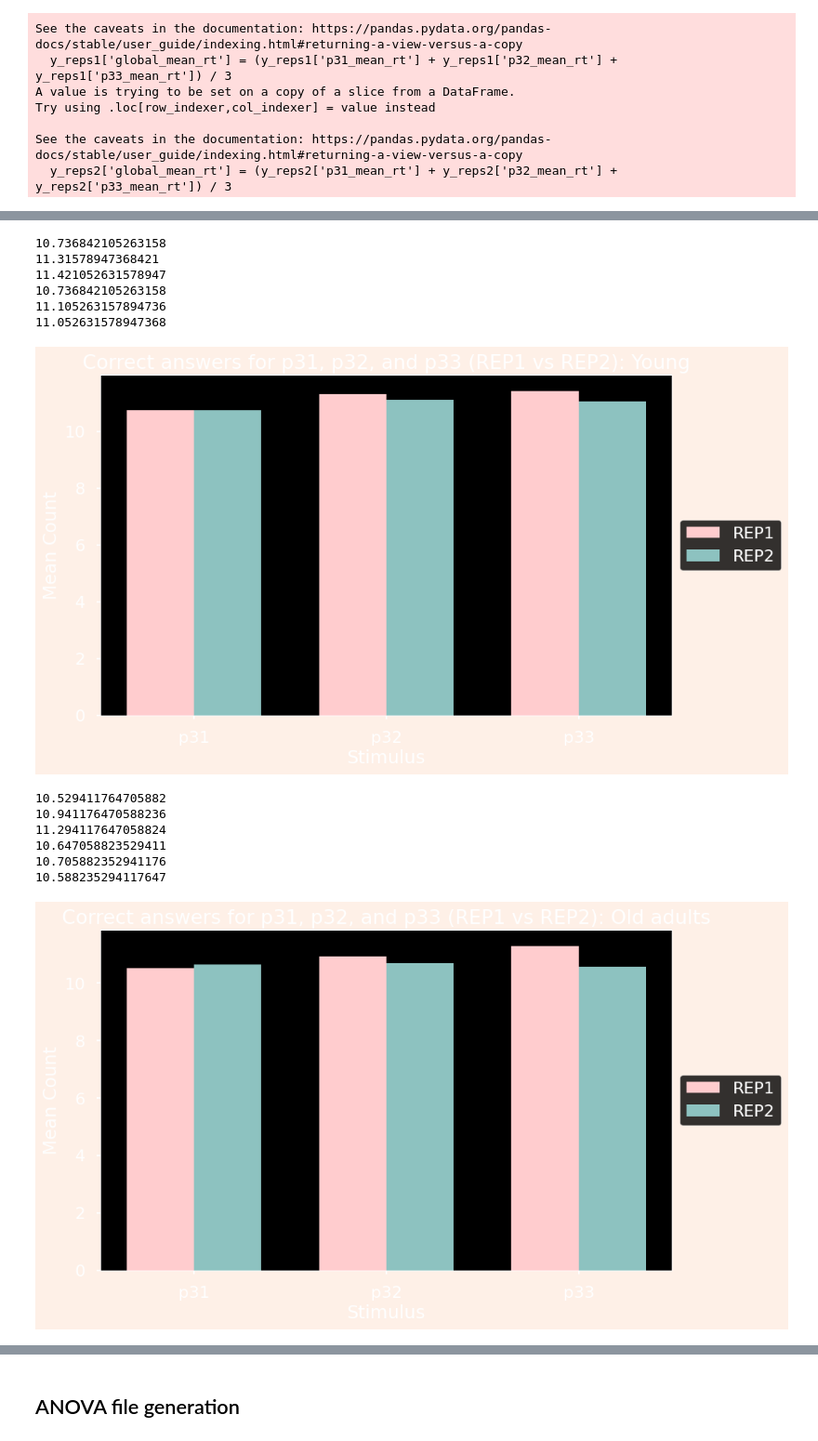
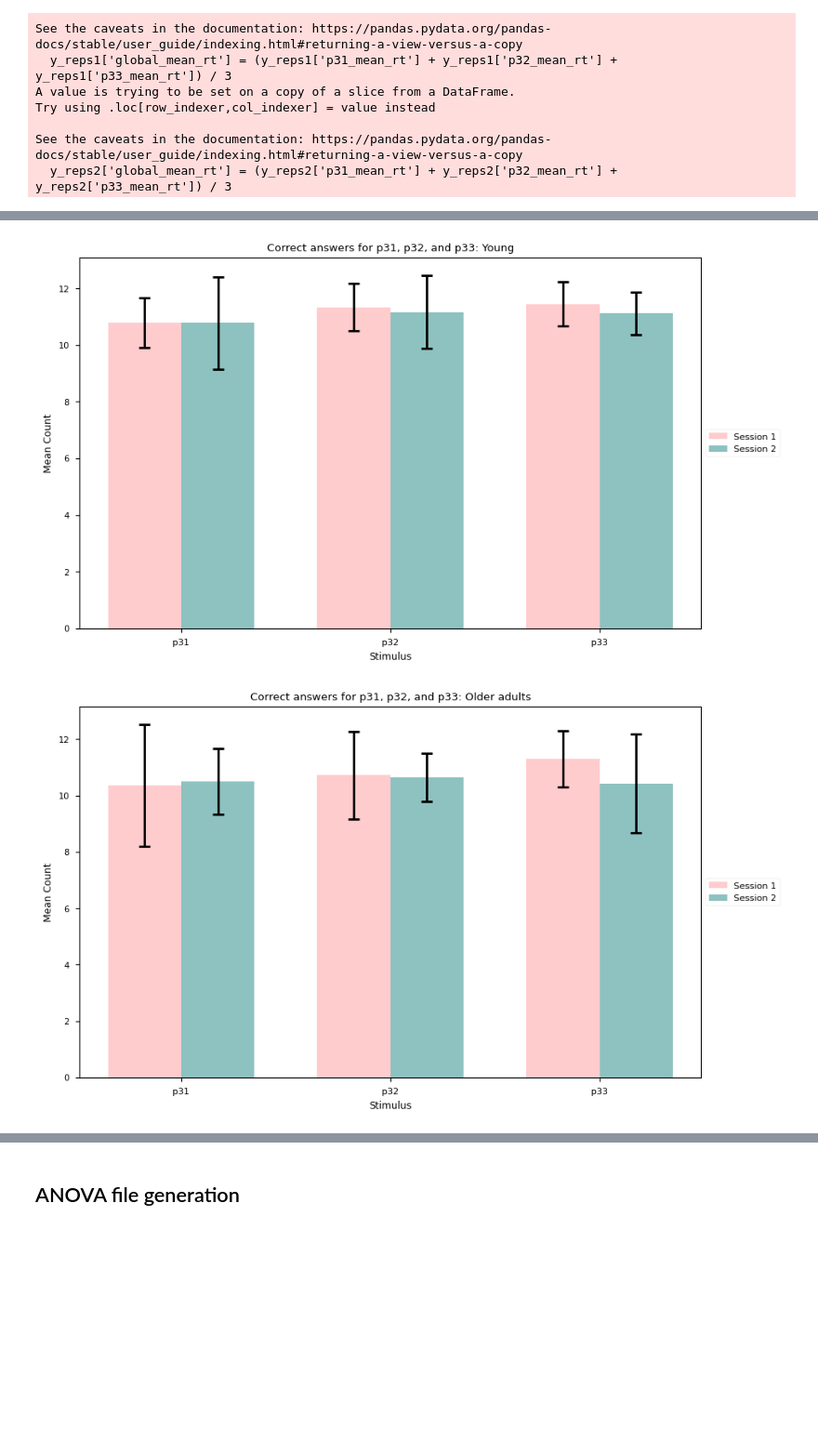
Before and after one commit to McSonk/brain-imaging, a Jupyter notebook: code/python/behaviour_global.ipynb, the cells around one changed output, grey strips where cells are left out. Shown at 93% size. Saved outputs shown, nothing was run; the diff lists cells and outputs as text; code cells hidden in the pictures; blank space fills up the shorter version.

```diff
--- a/code/python/behaviour_global.ipynb
+++ b/code/python/behaviour_global.ipynb
@@ -738,7 +732,7 @@ print(plt.style.available)
 ['Solarize_Light2', '_classic_test_patch', '_mpl-gallery', '_mpl-gallery-nogrid', 'bmh', 'classic', 'dark_background', 'fast', 'fivethirtyeight', 'ggplot', 'grayscale', 'seaborn-v0_8', 'seaborn-v0_8-b ...
 # %%
 # Apply a theme
-plt.style.use('seaborn-v0_8-poster')
+plt.style.use('seaborn-v0_8-paper')
 # %%
 # Calculate the mean accuracies
 mean_accuracy_o_reps1 = o_reps1['accuracy'].mean()
@@ -1007,17 +998,12 @@ plt.show()
 # %%
 import numpy as np
-
-print(y_reps1['p31'].mean())
-print(y_reps1['p32'].mean())
-print(y_reps1['p33'].mean())
-
-print(y_reps2['p31'].mean())
-print(y_reps2['p32'].mean())
-print(y_reps2['p33'].mean())
 
 # Calculate the mean counts for p31, p32, and p33 for y_reps1 and y_reps2
 mean_counts_rep1 = [y_reps1['p31'].mean(), y_reps1['p32'].mean(), y_reps1['p33'].mean()]
 mean_counts_rep2 = [y_reps2['p31'].mean(), y_reps2['p32'].mean(), y_reps2['p33'].mean()]
+
+std_counts_rep1 = [y_reps1['p31'].std(), y_reps1['p32'].std(), y_reps1['p33'].std()]
+std_counts_rep2 = [y_reps2['p31'].std(), y_reps2['p32'].std(), y_reps2['p33'].std()]
 
 # Define the positions for the bars
 bar_width = 0.35
@@ -1028,78 +1014,61 @@ r2 = [x + bar_width for x in r1]
 fig, ax = plt.subplots(figsize=(10, 6))
 
 # Plot y_reps1 mean counts
-ax.bar(r1, mean_counts_rep1, width=bar_width, label='REP1', color='#ffccce')
+ax.bar(r1, mean_counts_rep1, width=bar_width, label='REP1', color='#ffccce', yerr=std_counts_rep1, error_kw=error_bar_style)
 
 # Plot y_reps2 mean counts
-ax.bar(r2, mean_counts_rep2, width=bar_width, label='REP2', color='#8dc2c0')
+ax.bar(r2, mean_counts_rep2, width=bar_width, label='REP2', color='#8dc2c0', yerr=std_counts_rep2, error_kw=error_bar_style)
 
 # Add labels and title
 ax.set_xlabel('Stimulus')
 ax.set_ylabel('Mean Count')
-ax.set_title('Correct answers for p31, p32, and p33 (REP1 vs REP2): Young')
+ax.set_title('Correct answers for p31, p32, and p33: Young')
 ax.set_xticks([r + bar_width / 2 for r in range(len(mean_counts_rep1))])
 ax.set_xticklabels(['p31', 'p32', 'p33'])
 ax.legend()
-fig.patch.set_facecolor('#fef0e7')
-plt.legend(['REP1', 'REP2'], loc='center left', bbox_to_anchor=(1, 0.5))
+
+plt.legend(['Session 1', 'Session 2'], loc='center left', bbox_to_anchor=(1, 0.5))
 
 plt.show()
 # %% [output]
-10.736842105263158
-11.31578947368421
-11.421052631578947
-10.736842105263158
-11.105263157894736
-11.052631578947368
-[figure, old version]
+[figure, new version]
 # %%
 import numpy as np
-
-print(o_reps1['p31'].mean())
-print(o_reps1['p32'].mean())
-print(o_reps1['p33'].mean())
-
-print(o_reps2['p31'].mean())
-print(o_reps2['p32'].mean())
-print(o_reps2['p33'].mean())
 
 # Calculate the mean counts for p31, p32, and p33 for y_reps1 and y_reps2
 mean_counts_rep1 = [o_reps1['p31'].mean(), o_reps1['p32'].mean(), o_reps1['p33'].mean()]
 mean_counts_rep2 = [o_reps2['p31'].mean(), o_reps2['p32'].mean(), o_reps2['p33'].mean()]
+
+std_counts_rep1 = [o_reps1['p31'].std(), o_reps1['p32'].std(), o_reps1['p33'].std()]
+std_counts_rep2 = [o_reps2['p31'].std(), o_reps2['p32'].std(), o_reps2['p33'].std()]
 
 # Define the positions for the bars
 bar_width = 0.35
 r1 = np.arange(len(mean_counts_rep1))
 r2 = [x + bar_width for x in r1]
 
 # Plot the mean counts for p31, p32, and p33 for y_reps1 and y_reps2
 fig, ax = plt.subplots(figsize=(10, 6))
 
 # Plot y_reps1 mean counts
-ax.bar(r1, mean_counts_rep1, width=bar_width, label='REP1', color='#ffccce')
+ax.bar(r1, mean_counts_rep1, width=bar_width, label='REP1', color='#ffccce', yerr=std_counts_rep1, error_kw=error_bar_style)
 
 # Plot y_reps2 mean counts
-ax.bar(r2, mean_counts_rep2, width=bar_width, label='REP2', color='#8dc2c0')
+ax.bar(r2, mean_counts_rep2, width=bar_width, label='REP2', color='#8dc2c0', yerr=std_counts_rep2, error_kw=error_bar_style)
 
 # Add labels and title
 ax.set_xlabel('Stimulus')
 ax.set_ylabel('Mean Count')
-ax.set_title('Correct answers for p31, p32, and p33 (REP1 vs REP2): Old adults')
+ax.set_title('Correct answers for p31, p32, and p33: Older adults')
 ax.set_xticks([r + bar_width / 2 for r in range(len(mean_counts_rep1))])
 ax.set_xticklabels(['p31', 'p32', 'p33'])
 ax.legend()
-fig.patch.set_facecolor('#fef0e7')
-plt.legend(['REP1', 'REP2'], loc='center left', bbox_to_anchor=(1, 0.5))
+# fig.patch.set_facecolor('#fef0e7')
+plt.legend(['Session 1', 'Session 2'], loc='center left', bbox_to_anchor=(1, 0.5))
 
 plt.show()
 # %% [output]
-10.529411764705882
-10.941176470588236
-11.294117647058824
-10.647058823529411
-10.705882352941176
-10.588235294117647
-[figure, old version]
+[figure, new version]
 # %%
 import pandas as pd
 import numpy as np
```
Also changed, not shown: parts of 47 cells of this notebook.
